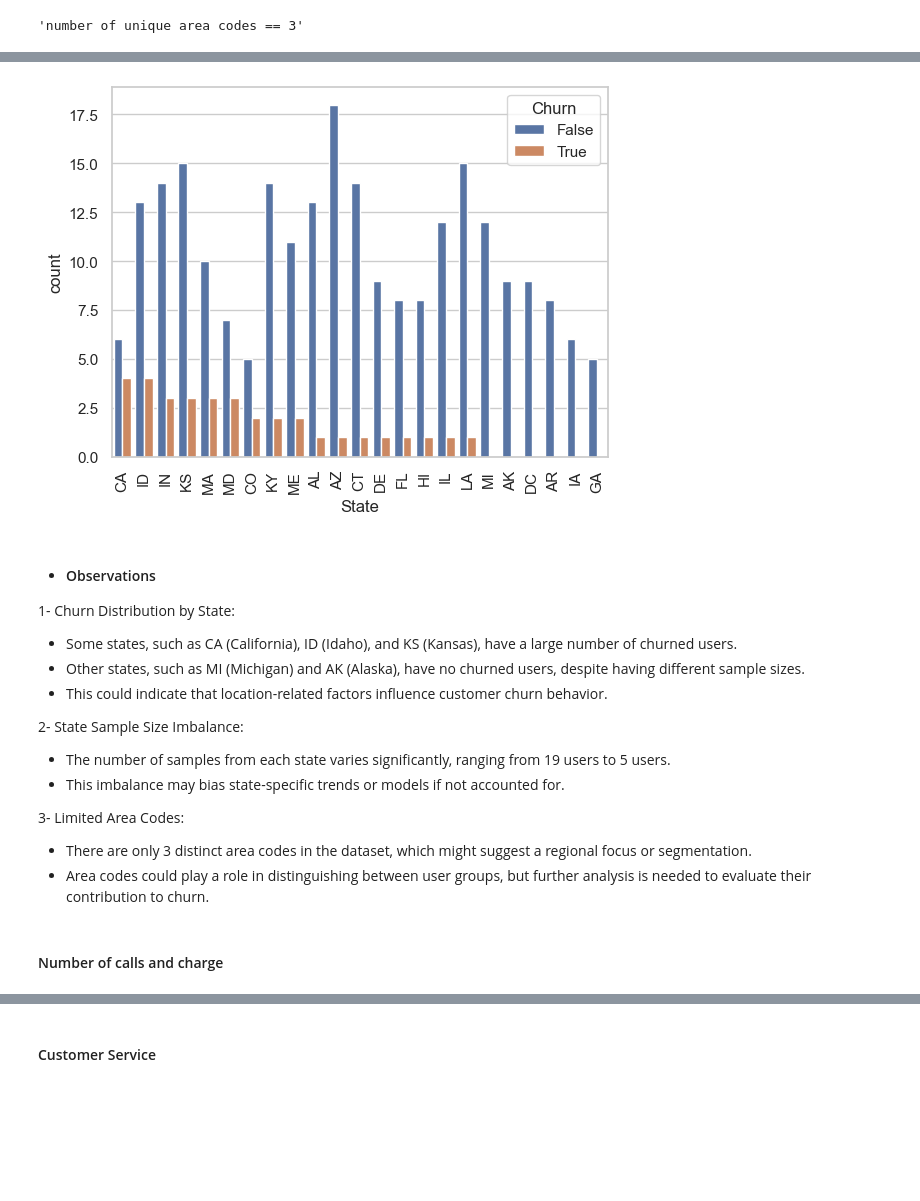
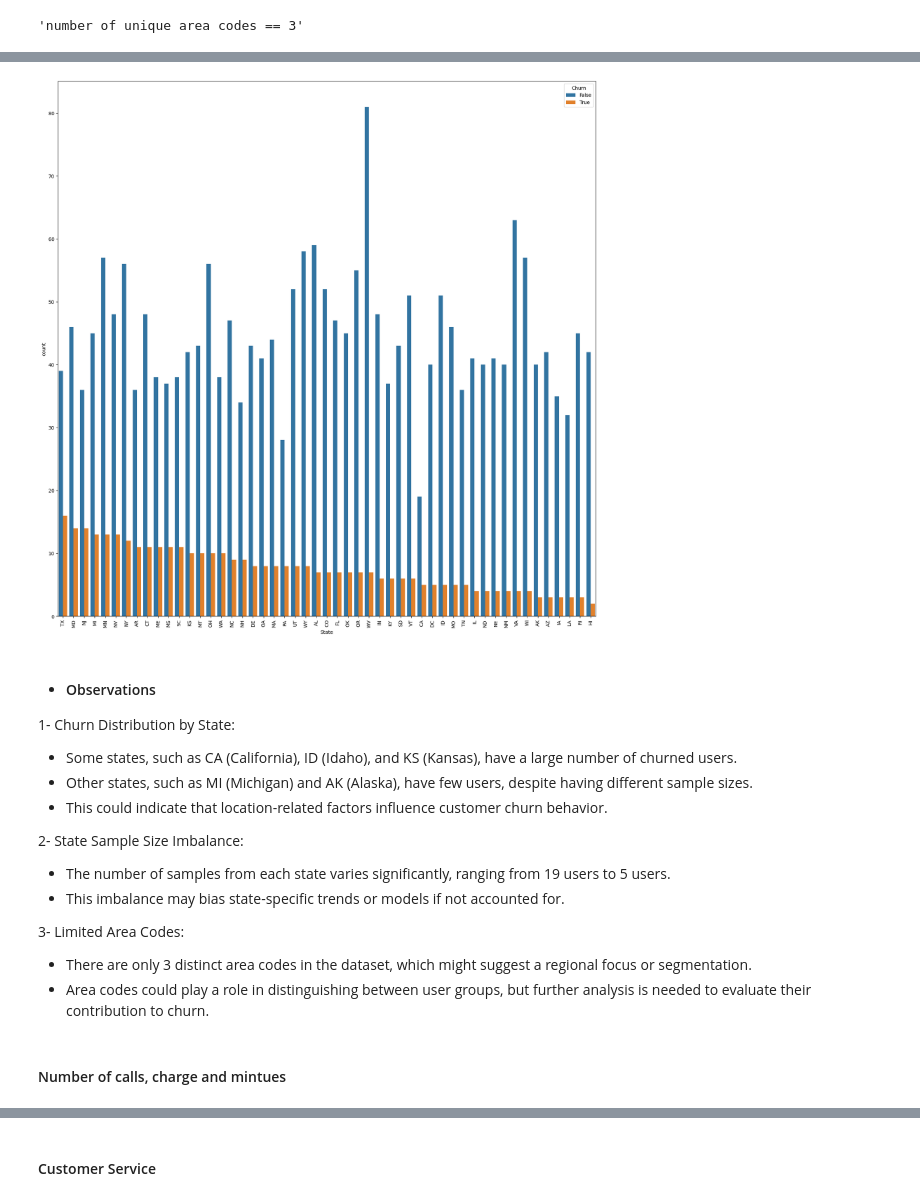
Before and after one commit to ahmedelgohry02/OrangeChurnPrediction, a Jupyter notebook: OrangeChurn.ipynb, the cells around one changed output, grey strips where cells are left out. Drawn from its saved outputs; the diff is of its cells as text; code cells hidden in the pictures; blank space fills up the shorter version.

```diff
--- a/OrangeChurn.ipynb
+++ b/OrangeChurn.ipynb
@@ -7,5 +7,6 @@ import matplotlib.pyplot as plt
 import seaborn as sns
 # %%
 ## Importing the data
-train_df = pd.read_csv('data/churn-bigml-20.csv' )
+train_df = pd.read_csv('data/churn-bigml-80.csv' )
+seed = 40
 # %% [markdown]
@@ -225,21 +243,18 @@ df_by_state[:30].plot(kind = 'bar')
 # %%
-churn_by_state = train_df.groupby('State')['Churn'].value_counts().to_frame()
-# churn_by_state_true = churn_by_state[churn_by_state['Churn'] == True]
-# churn_by_state_false = churn_by_state[churn_by_state['Churn'] == False]
+plt.figure(figsize=(20,20))
 
-tdf = churn_by_state.iloc[:40].reset_index().sort_values(['Churn' , 'count'] , ascending  = False)
+tdf = churn_by_state.reset_index().sort_values(['Churn' , 'count'] , ascending  = False)
 sns.barplot(x = 'State' , y = 'count' , data = tdf , hue = 'Churn')
 plt.xticks(rotation = 90 )
-
 plt.show()
 # %% [output]
-[figure, old version]
+[figure, new version]
 # %% [markdown]
 - #### Observations
 
 1- Churn Distribution by State:
 * Some states, such as CA (California), ID (Idaho), and KS (Kansas), have a large number of churned users.
-* Other states, such as MI (Michigan) and AK (Alaska), have no churned users, despite having different sample sizes.
+* Other states, such as MI (Michigan) and AK (Alaska), have few users, despite having different sample sizes.
 * This could indicate that location-related factors influence customer churn behavior.
 
 2- State Sample Size Imbalance:
@@ -251,6 +266,6 @@ plt.show()
 * There are only 3 distinct area codes in the dataset, which might suggest a regional focus or segmentation.
 * Area codes could play a role in distinguishing between user groups, but further analysis is needed to evaluate their contribution to churn.
 # %% [markdown]
-#### Number of calls and charge
+#### Number of calls, charge and mintues
 # %%
 tdf = pd.melt(train_df,id_vars='Churn',value_vars=['Total day calls' , 'Total eve calls' , 'Total night calls','Total intl calls'] , var_name = 'call')
```
Also changed, not shown: parts of 61 cells of this notebook.
